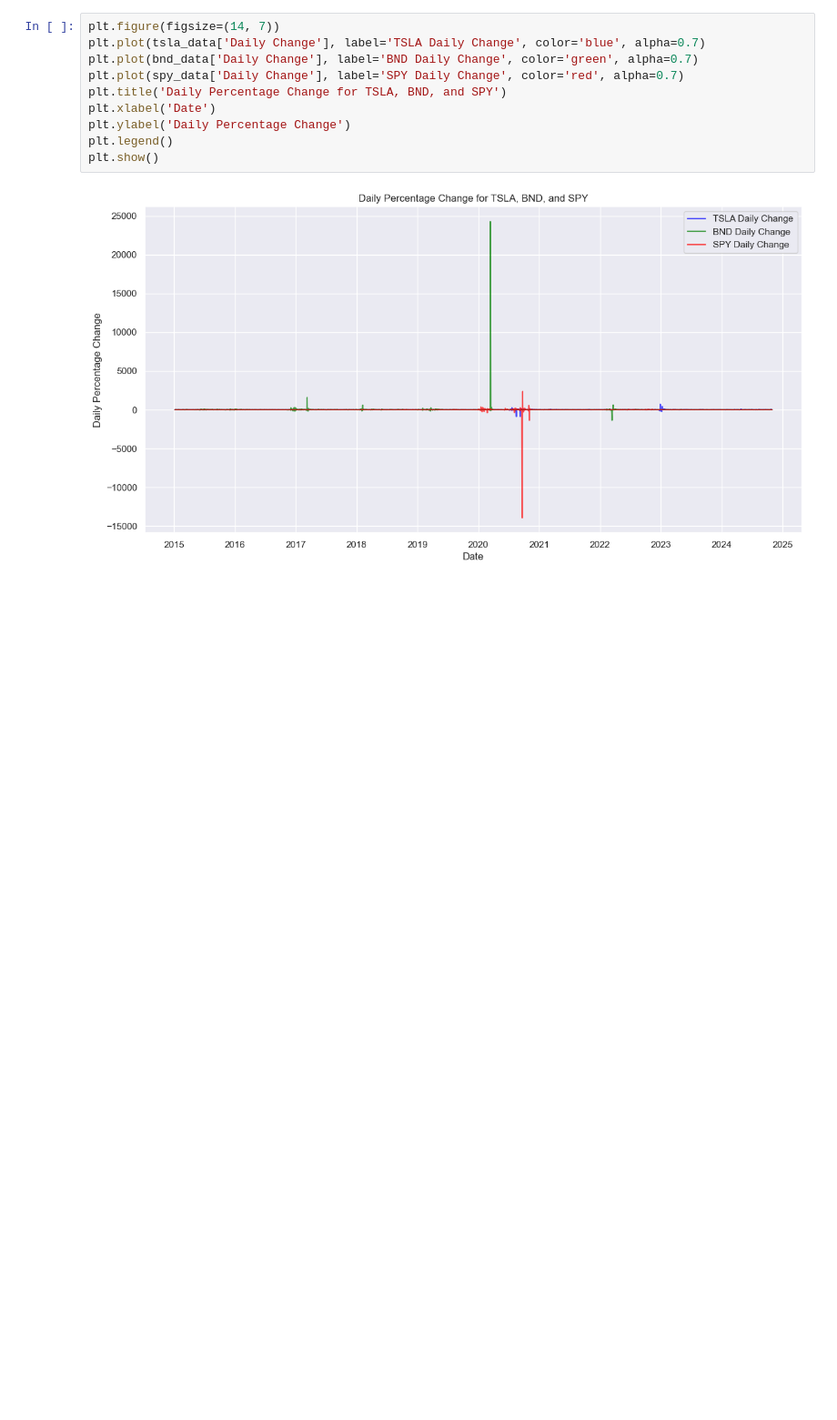
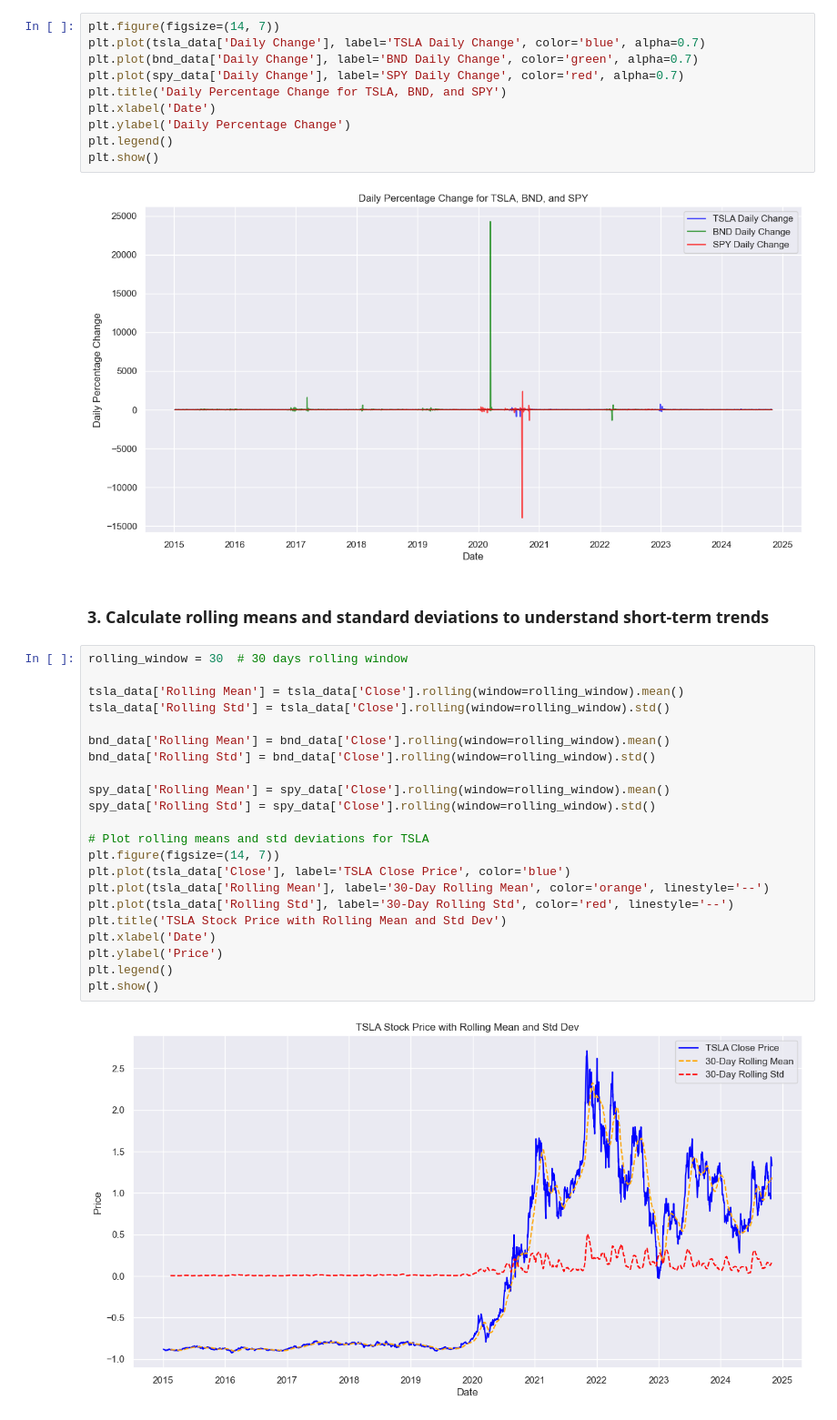
Before and after one commit to habteyesasfaw/Gmf-Financial-Forecasting, a Jupyter notebook: notebooks/01_data_preprocessing.ipynb, the cells around one changed output. Shown at 91% size. Cells and saved outputs as stored; diff of their text form; blank space fills up the shorter version.

```diff
--- a/notebooks/01_data_preprocessing.ipynb
+++ b/notebooks/01_data_preprocessing.ipynb
@@ -129,3 +129,29 @@ plt.legend()
 plt.show()
 # %% [output]
 [figure]
+# %% [markdown]
+### 3. Calculate rolling means and standard deviations to understand short-term trends
+# %%
+rolling_window = 30  # 30 days rolling window
+
+tsla_data['Rolling Mean'] = tsla_data['Close'].rolling(window=rolling_window).mean()
+tsla_data['Rolling Std'] = tsla_data['Close'].rolling(window=rolling_window).std()
+
+bnd_data['Rolling Mean'] = bnd_data['Close'].rolling(window=rolling_window).mean()
+bnd_data['Rolling Std'] = bnd_data['Close'].rolling(window=rolling_window).std()
+
+spy_data['Rolling Mean'] = spy_data['Close'].rolling(window=rolling_window).mean()
+spy_data['Rolling Std'] = spy_data['Close'].rolling(window=rolling_window).std()
+
+# Plot rolling means and std deviations for TSLA
+plt.figure(figsize=(14, 7))
+plt.plot(tsla_data['Close'], label='TSLA Close Price', color='blue')
+plt.plot(tsla_data['Rolling Mean'], label='30-Day Rolling Mean', color='orange', linestyle='--')
+plt.plot(tsla_data['Rolling Std'], label='30-Day Rolling Std', color='red', linestyle='--')
+plt.title('TSLA Stock Price with Rolling Mean and Std Dev')
+plt.xlabel('Date')
+plt.ylabel('Price')
+plt.legend()
+plt.show()
+# %% [output]
+[figure, added]
```
Also changed, not shown: parts of 6 cells of this notebook.
